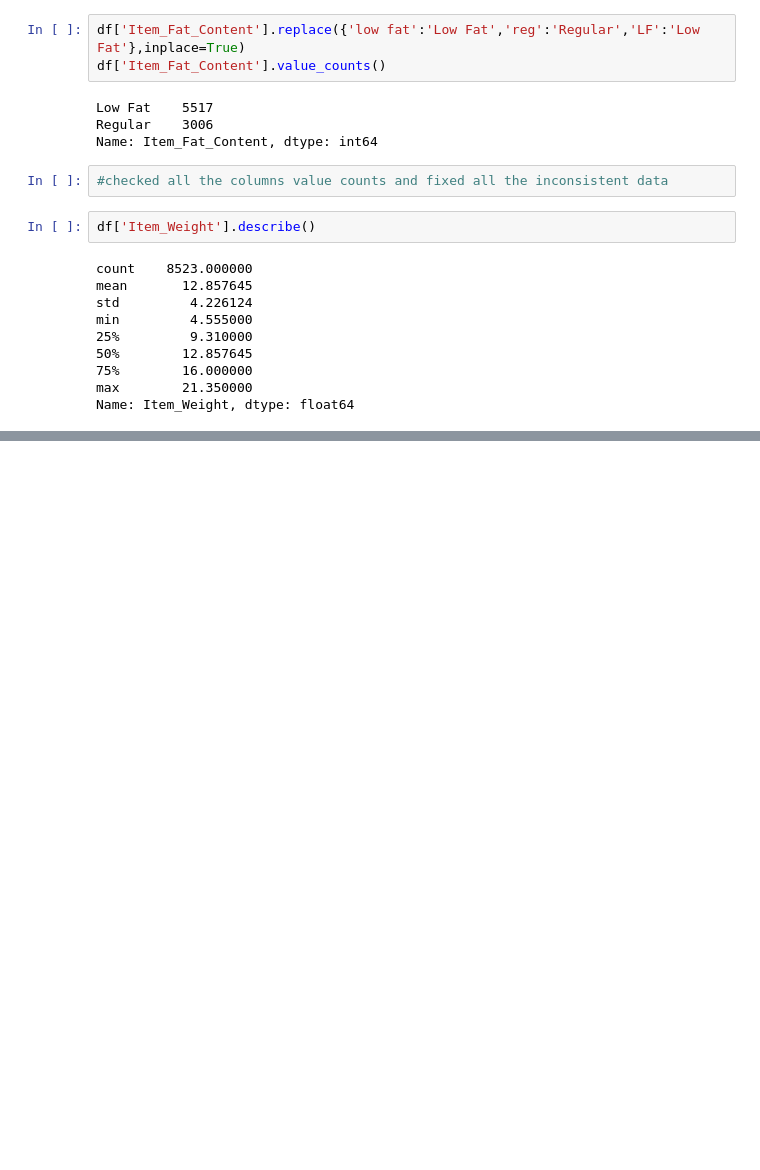
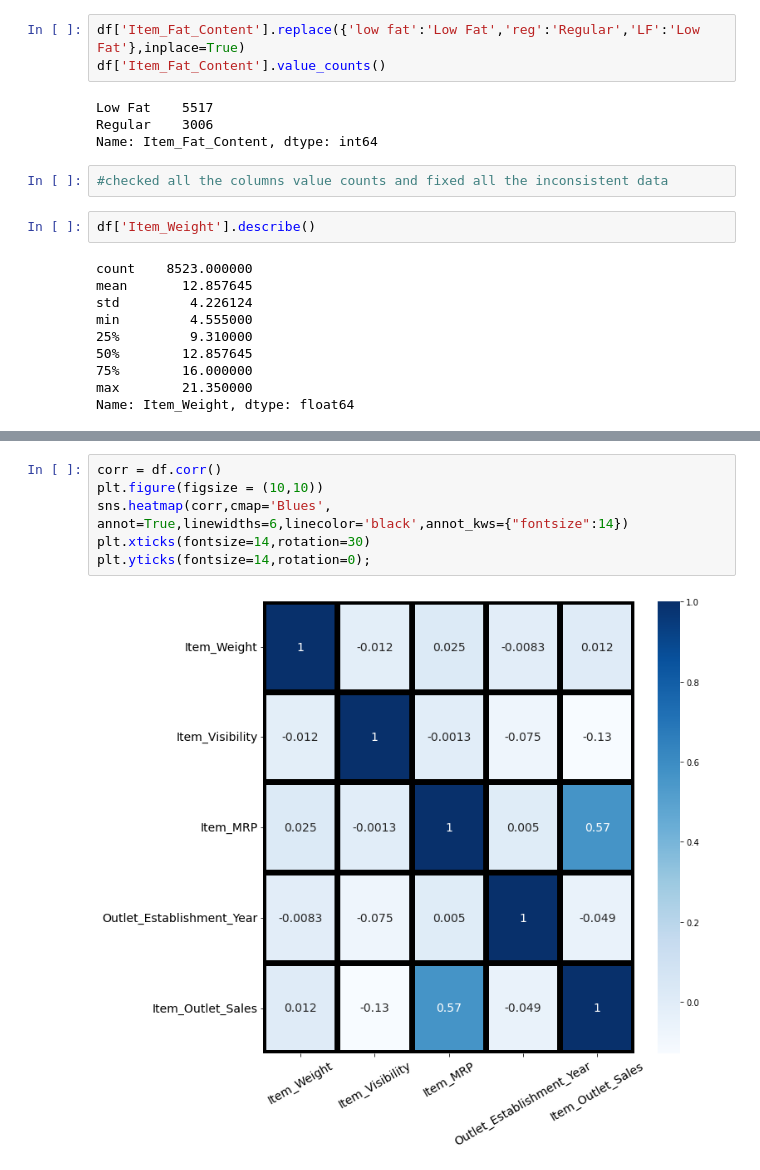
Before and after one commit to ryanba08/grocery_Sales_data, a Jupyter notebook: sales_Data.ipynb, the cells around one changed output, grey strips where cells are left out. Cells and saved outputs as stored; diff of their text form; blank space fills up the shorter version.

```diff
--- a/sales_Data.ipynb
+++ b/sales_Data.ipynb
@@ -214,0 +260,8 @@ Name: Item_Weight, dtype: float64
+# %%
+corr = df.corr()
+plt.figure(figsize = (10,10))
+sns.heatmap(corr,cmap='Blues', annot=True,linewidths=6,linecolor='black',annot_kws={"fontsize":14})
+plt.xticks(fontsize=14,rotation=30)
+plt.yticks(fontsize=14,rotation=0);
+# %% [output]
+[figure, added]
```
Also changed, not shown: parts of 7 cells of this notebook.
